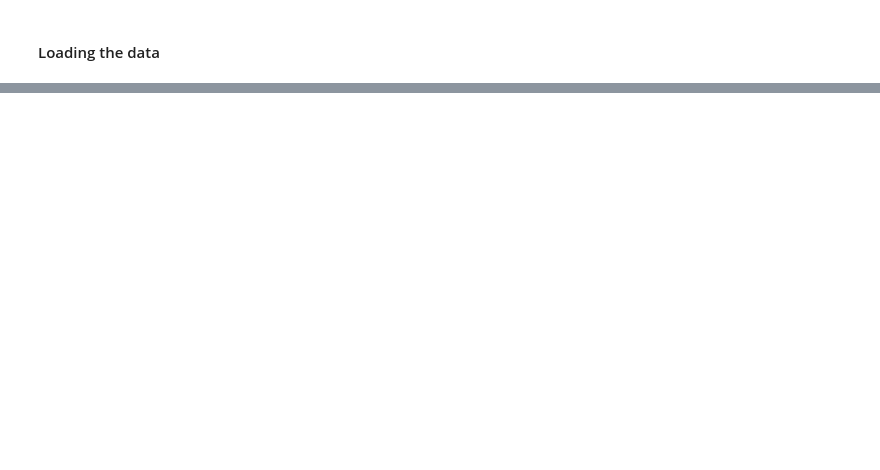
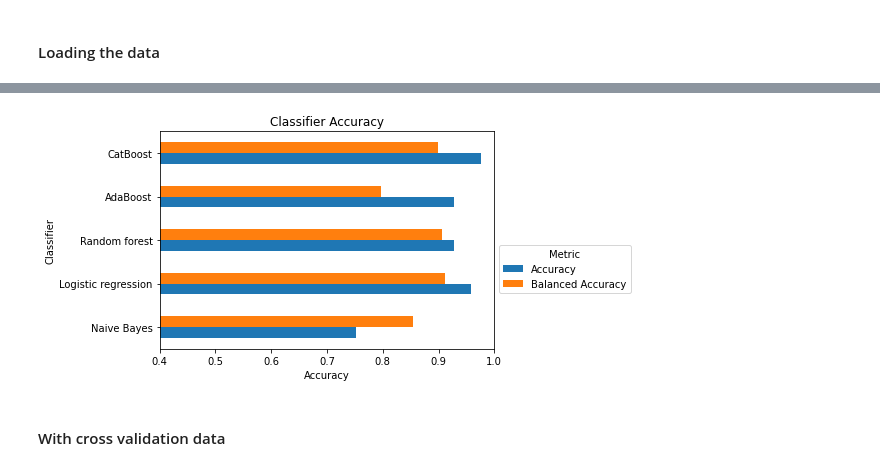
Before and after one commit to isrkan/DataSciencePractice, a Jupyter notebook: Promotion_multi_class_classification.ipynb, the cells around one changed output, grey strips where cells are left out. Saved outputs shown, nothing was run; the diff lists cells and outputs as text; code cells hidden in the pictures; blank space fills up the shorter version.

```diff
--- a/Promotion_multi_class_classification.ipynb
+++ b/Promotion_multi_class_classification.ipynb
@@ -873,0 +234,4 @@ Index(['AdaBoost'], dtype='object', name='Classifier')
+# %%
+# track model performance
+holdout_validation_log_models = pd.DataFrame(columns=["Classifier", "Accuracy","Balanced Accuracy"])
+cross_validation_log_models = pd.DataFrame(columns=["Classifier", "Accuracy","Balanced Accuracy"])
@@ -873,0 +466,21 @@ Index(['AdaBoost'], dtype='object', name='Classifier')
+# %%
+# Call the model
+cbt = CatBoostClassifier(
+    iterations=10,
+    learning_rate=0.1,
+    #loss_function='CrossEntropy'
+    verbose=False
+)
+
+# Train the model
+cbt.fit(x_vec_train, y_train)
+
+# Prediction accuracy of the train data
+y_pred_train = cbt.predict(x_vec_train)
+print('Accuracy of train data: ',accuracy_score(y_pred_train, y_train))
+
+# Prediction accuracy of the test data
+y_pred_test = cbt.predict(x_vec_test)
+print('Accuracy of test data: ',accuracy_score(y_test, y_pred_test))
+
+holdout_validation_log_models.loc[len(holdout_validation_log_models)] = ['CatBoost',accuracy_score(y_test, y_pred_test),balanced_accuracy_score(y_test, y_pred_test)]
@@ -873,0 +529,3 @@ Index(['AdaBoost'], dtype='object', name='Classifier')
+# %%
+holdout_validation_log_models = holdout_validation_log_models.set_index('Classifier')
+holdout_validation_log_models
@@ -873,0 +540,11 @@ Index(['AdaBoost'], dtype='object', name='Classifier')
+# %%
+holdout_validation_log_models.plot.barh()
+plt.title('Classifier Accuracy')
+plt.legend(title='Metric', bbox_to_anchor=(1, 0.5))
+plt.xlabel('Accuracy')
+plt.xlim((0.4,1))
+plt.show()
+# %% [output]
+[figure, added]
+# %% [markdown]
+#### With cross validation data
```
Also changed, not shown: parts of 130 cells of this notebook.
